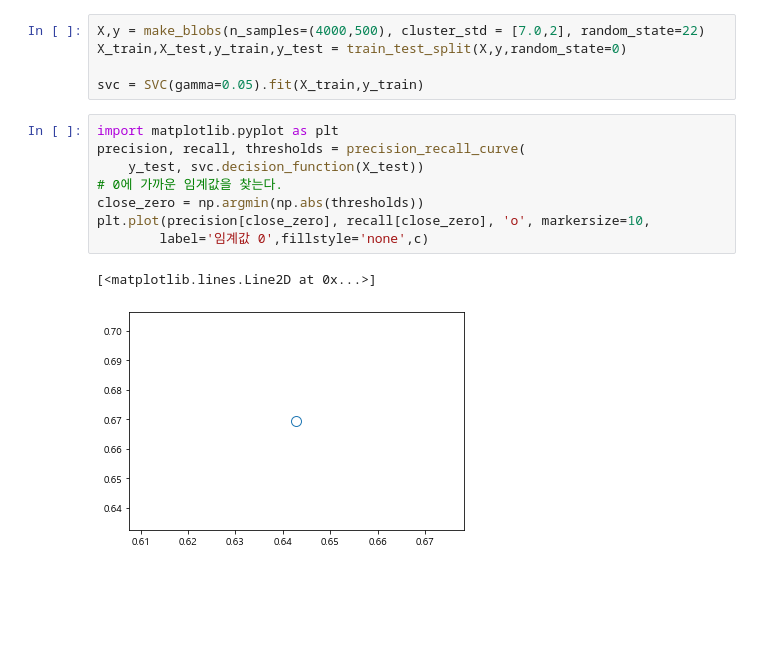
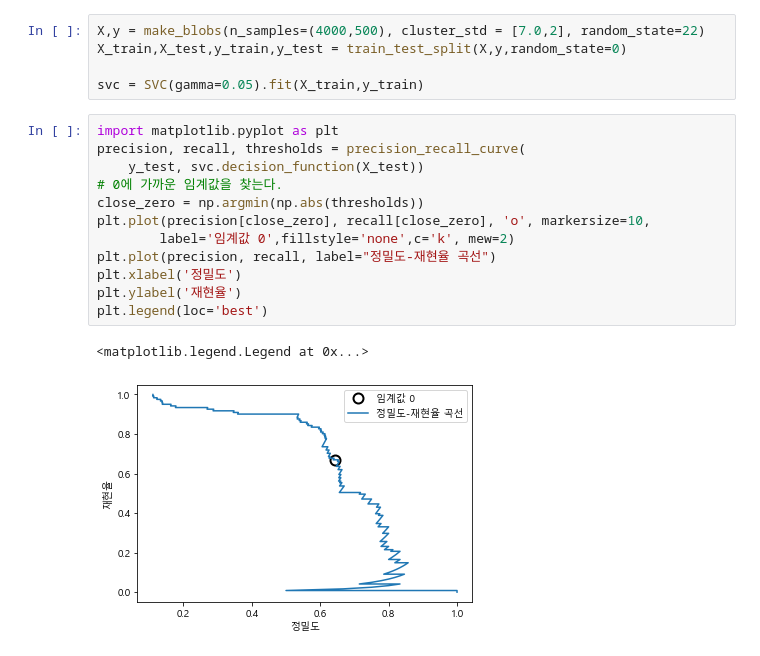
Before and after one commit to ikeven94/py_repo, a Jupyter notebook: Evaluation Metrics.ipynb, the cells around one changed output. Drawn from its saved outputs; the diff is of its cells as text; blank space fills up the shorter version.

```diff
--- a/Evaluation Metrics.ipynb
+++ b/Evaluation Metrics.ipynb
@@ -197,11 +197,15 @@ svc = SVC(gamma=0.05).fit(X_train,y_train)
 # %%
 import matplotlib.pyplot as plt
 precision, recall, thresholds = precision_recall_curve(
     y_test, svc.decision_function(X_test))
 # 0에 가까운 임계값을 찾는다.
 close_zero = np.argmin(np.abs(thresholds))
 plt.plot(precision[close_zero], recall[close_zero], 'o', markersize=10,
-        label='임계값 0',fillstyle='none',c)
+        label='임계값 0',fillstyle='none',c='k', mew=2)
+plt.plot(precision, recall, label="정밀도-재현율 곡선")
+plt.xlabel('정밀도')
+plt.ylabel('재현율')
+plt.legend(loc='best')
 # %% [output]
-[<matplotlib.lines.Line2D at 0x...>]
+<matplotlib.legend.Legend at 0x...>
-[figure, old version]
+[figure, new version]
```
Also changed, not shown: parts of 4 cells of this notebook.
